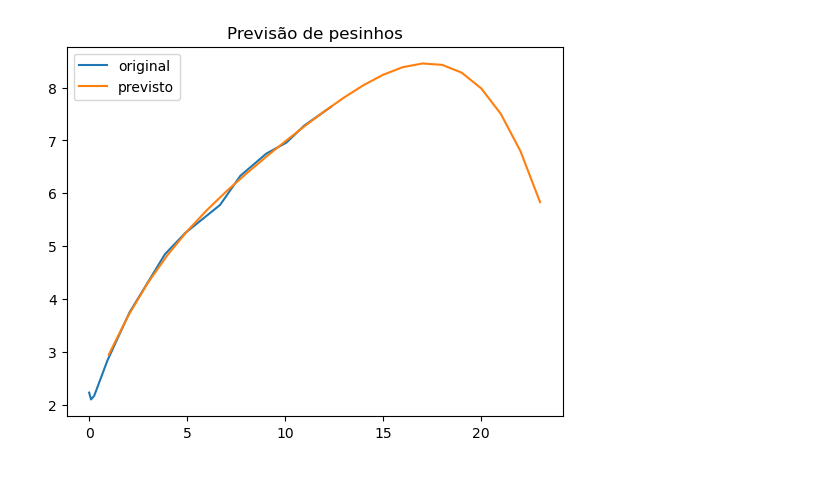
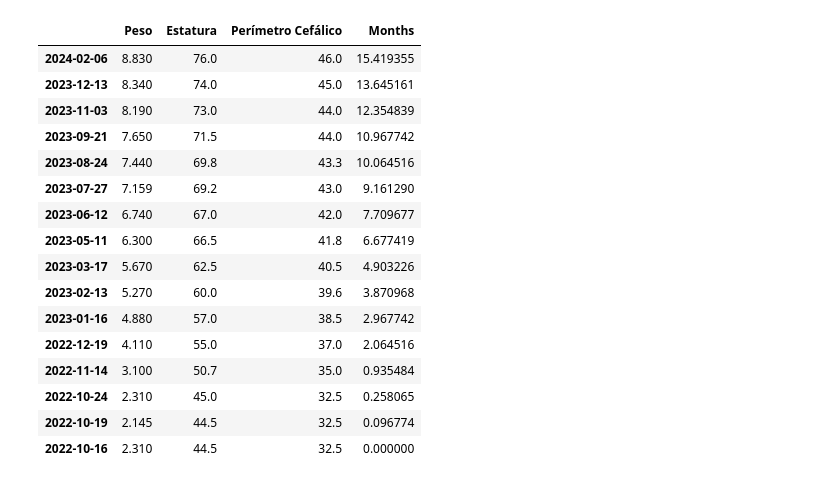
Before and after one commit to eu-cristofer/go-green.house, a Jupyter notebook: Script.ipynb, the cells around one changed output. Drawn from its saved outputs; the diff is of its cells as text; code cells hidden in the pictures.

```diff
--- a/Script.ipynb
+++ b/Script.ipynb
@@ -100,11 +38,20 @@ array([[5.83345305],
-# %%
-import matplotlib.pyplot as plt
-
-fig, ax = plt.subplots()
-ax.plot(x,y)
-ax.plot(x_future,y_predicted_future)
-ax.set_title('Previsão de pesinhos')
-ax.legend(['original','previsto'])
-plt.show()
-# %% [output]
-[figure, removed]
+# %%
+sofia
+# %% [output]
+|  | Peso | Estatura | Perímetro Cefálico | Months |
+| 2024-02-06 | 8.830 | 76.0 | 46.0 | 15.419355 |
+| 2023-12-13 | 8.340 | 74.0 | 45.0 | 13.645161 |
+| 2023-11-03 | 8.190 | 73.0 | 44.0 | 12.354839 |
+| 2023-09-21 | 7.650 | 71.5 | 44.0 | 10.967742 |
+| 2023-08-24 | 7.440 | 69.8 | 43.3 | 10.064516 |
+| 2023-07-27 | 7.159 | 69.2 | 43.0 | 9.161290 |
+| 2023-06-12 | 6.740 | 67.0 | 42.0 | 7.709677 |
+| 2023-05-11 | 6.300 | 66.5 | 41.8 | 6.677419 |
+| 2023-03-17 | 5.670 | 62.5 | 40.5 | 4.903226 |
+| 2023-02-13 | 5.270 | 60.0 | 39.6 | 3.870968 |
+| 2023-01-16 | 4.880 | 57.0 | 38.5 | 2.967742 |
+| 2022-12-19 | 4.110 | 55.0 | 37.0 | 2.064516 |
+| 2022-11-14 | 3.100 | 50.7 | 35.0 | 0.935484 |
+| 2022-10-24 | 2.310 | 45.0 | 32.5 | 0.258065 |
+| 2022-10-19 | 2.145 | 44.5 | 32.5 | 0.096774 |
+| 2022-10-16 | 2.310 | 44.5 | 32.5 | 0.000000 |
```
Also changed, not shown: parts of 8 cells of this notebook, 4 other files.
